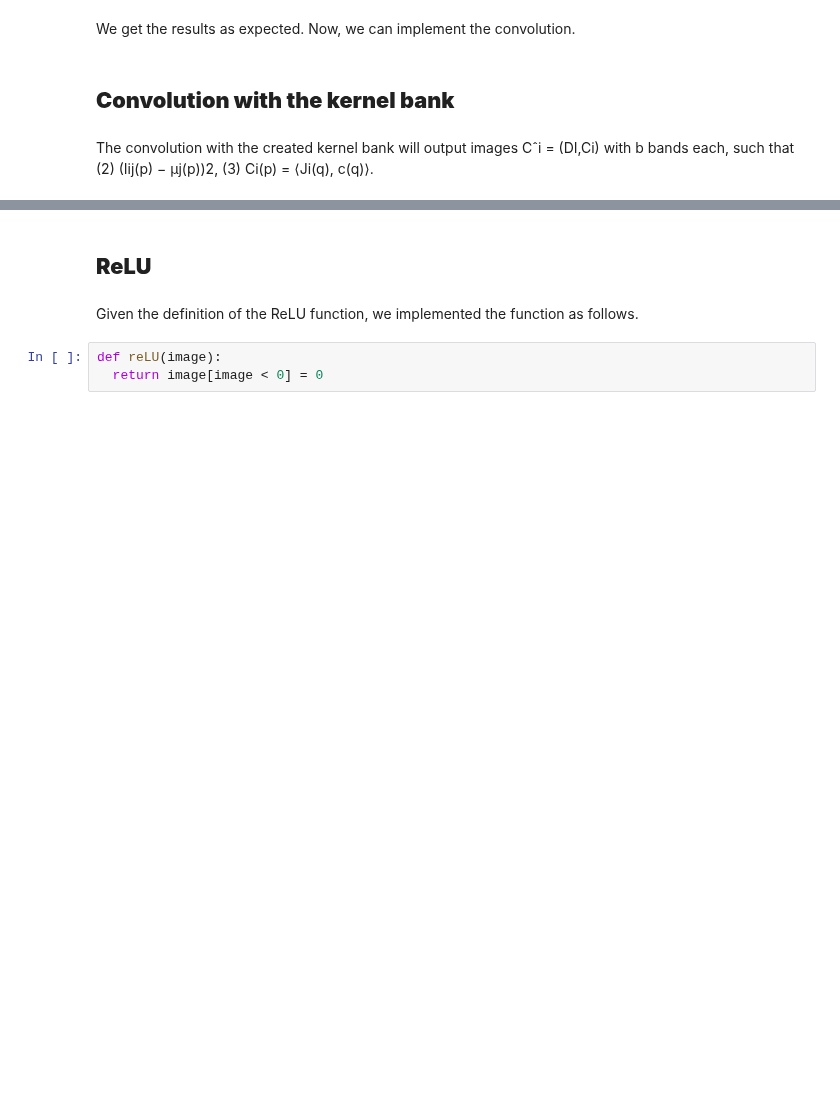
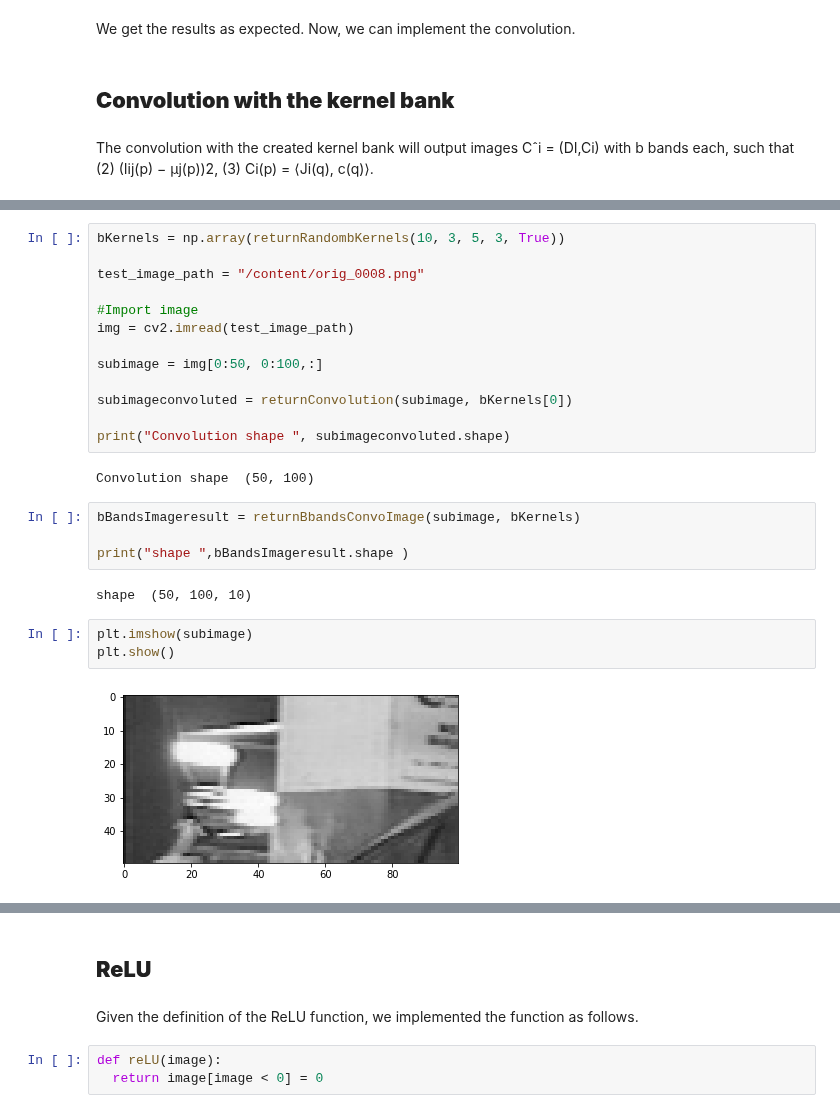
Before and after one commit to aissahm/image_analysis, a Jupyter notebook: project_1.ipynb, the cells around one changed output, grey strips where cells are left out. Drawn from its saved outputs; the diff is of its cells as text; blank space fills up the shorter version.

```diff
--- a/project_1.ipynb
+++ b/project_1.ipynb
@@ -545,0 +581,26 @@ def returnConvolution(image, kernel):
+# %%
+bKernels = np.array(returnRandombKernels(10, 3, 5, 3, True))
+
+test_image_path = "/content/orig_0008.png"
+
+#Import image
+img = cv2.imread(test_image_path)
+
+subimage = img[0:50, 0:100,:]
+
+subimageconvoluted = returnConvolution(subimage, bKernels[0])
+
+print("Convolution shape ", subimageconvoluted.shape)
+# %% [output]
+Convolution shape  (50, 100)
+# %%
+bBandsImageresult = returnBbandsConvoImage(subimage, bKernels)
+
+print("shape ",bBandsImageresult.shape )
+# %% [output]
+shape  (50, 100, 10)
+# %%
+plt.imshow(subimage)
+plt.show()
+# %% [output]
+[figure, added]
```
Also changed, not shown: parts of 5 cells of this notebook.
